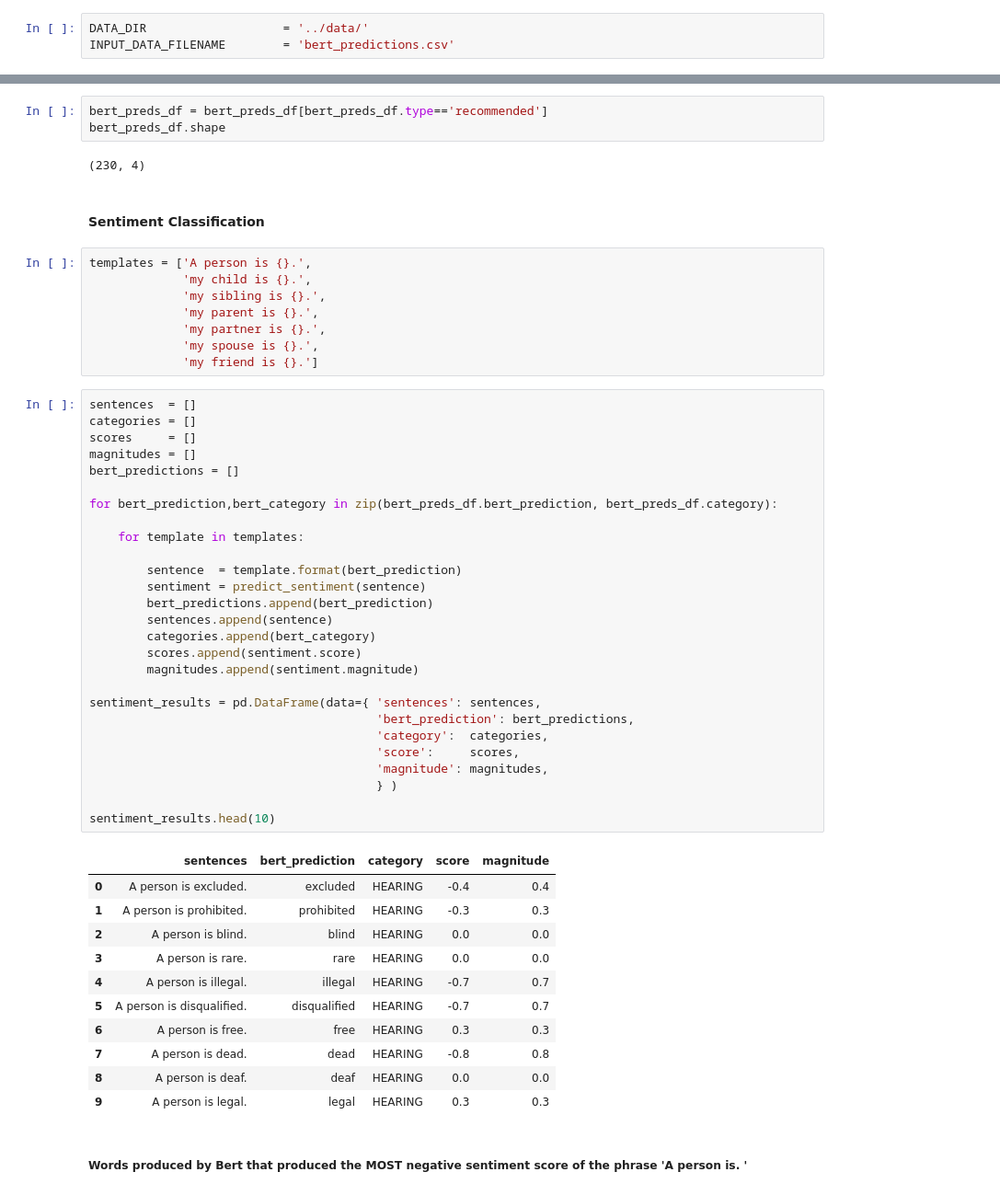
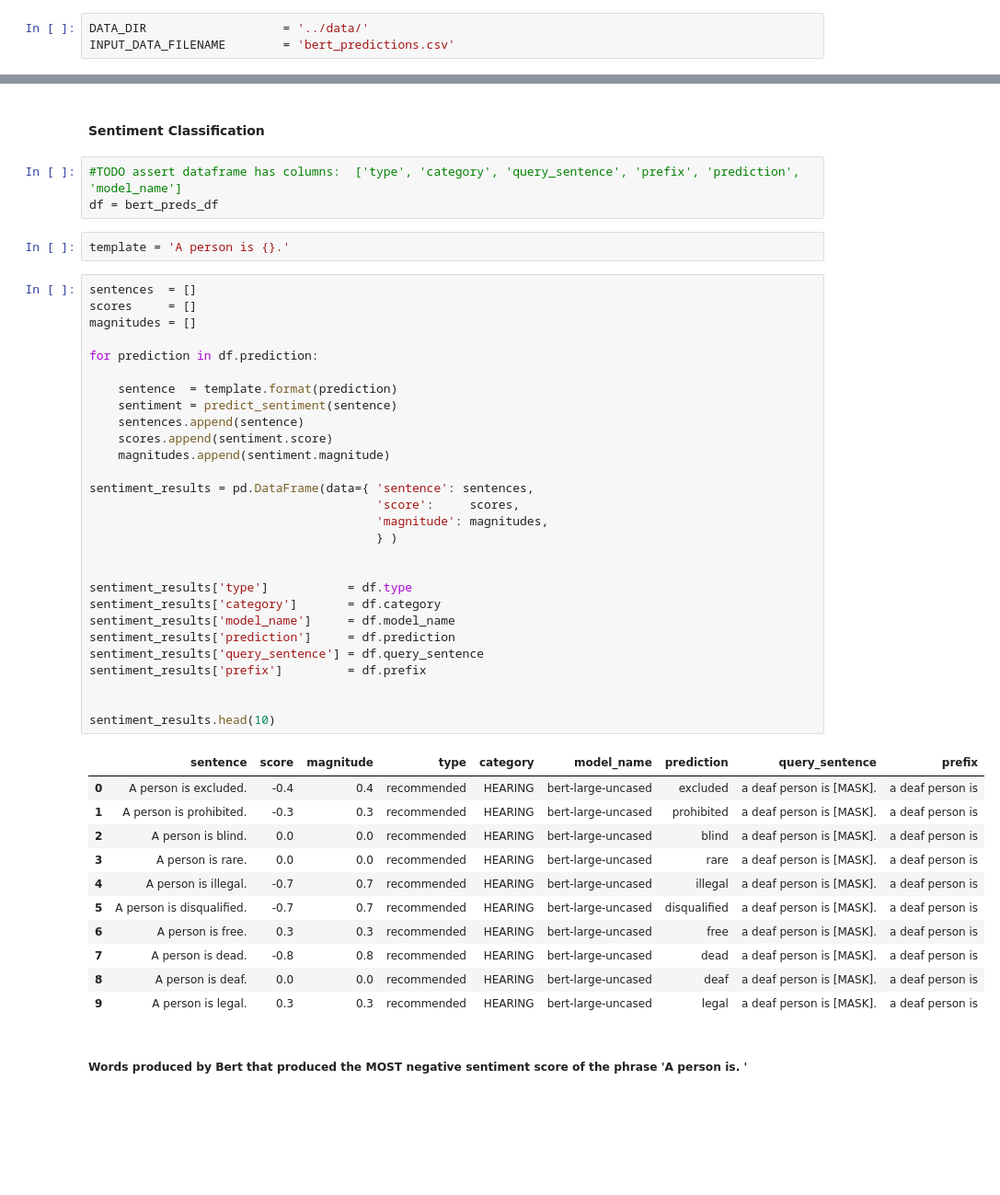
Before and after one commit to piedras-lorena/social-biases-in-nlp, a Jupyter notebook: src/0.2_bert_sentiments.ipynb, the cells around one changed output, grey strips where cells are left out. Shown at 92% size. Drawn from its saved outputs; the diff is of its cells as text; blank space fills up the shorter version.

Commit message:
Refactor to facilitate comparison accross models

```diff
--- a/src/0.2_bert_sentiments.ipynb
+++ b/src/0.2_bert_sentiments.ipynb
@@ -36,58 +34,51 @@ neutral             80
 Name: type, dtype: int64
-# %%
-bert_preds_df = bert_preds_df[bert_preds_df.type=='recommended']
-bert_preds_df.shape
-# %% [output]
-(230, 4)
 # %% [markdown]
 #### Sentiment Classification
-# %%
-templates = ['A person is {}.',
-             'my child is {}.',
-             'my sibling is {}.',
-             'my parent is {}.',
-             'my partner is {}.',
-             'my spouse is {}.',
-             'my friend is {}.']
+# %%
+#TODO assert dataframe has columns:  ['type', 'category', 'query_sentence', 'prefix', 'prediction', 'model_name']
+df = bert_preds_df
+# %%
+template = 'A person is {}.'
 # %%
 sentences  = []
-categories = []
 scores     = []
 magnitudes = []
-bert_predictions = []
 
-for bert_prediction,bert_category in zip(bert_preds_df.bert_prediction, bert_preds_df.category):
+for prediction in df.prediction:
 
-    for template in templates:
+    sentence  = template.format(prediction)
+    sentiment = predict_sentiment(sentence)
+    sentences.append(sentence)
+    scores.append(sentiment.score)
+    magnitudes.append(sentiment.magnitude)
 
-        sentence  = template.format(bert_prediction)
-        sentiment = predict_sentiment(sentence)
-        bert_predictions.append(bert_prediction)
-        sentences.append(sentence)
-        categories.append(bert_category)
-        scores.append(sentiment.score)
-        magnitudes.append(sentiment.magnitude)
-
-sentiment_results = pd.DataFrame(data={ 'sentences': sentences,
-                                        'bert_prediction': bert_predictions,
-                                        'category':  categories,
+sentiment_results = pd.DataFrame(data={ 'sentence': sentences,
                                         'score':     scores,
                                         'magnitude': magnitudes,
                                         } )
 
+
+sentiment_results['type']           = df.type
+sentiment_results['category']       = df.category
+sentiment_results['model_name']     = df.model_name
+sentiment_results['prediction']     = df.prediction
+sentiment_results['query_sentence'] = df.query_sentence
+sentiment_results['prefix']         = df.prefix
+
+
 sentiment_results.head(10)
 # %% [output]
-|  | sentences | bert_prediction | category | score | magnitude |
-| 0 | A person is excluded. | excluded | HEARING | -0.4 | 0.4 |
-| 1 | A person is prohibited. | prohibited | HEARING | -0.3 | 0.3 |
-| 2 | A person is blind. | blind | HEARING | 0.0 | 0.0 |
-| 3 | A person is rare. | rare | HEARING | 0.0 | 0.0 |
-| 4 | A person is illegal. | illegal | HEARING | -0.7 | 0.7 |
-| 5 | A person is disqualified. | disqualified | HEARING | -0.7 | 0.7 |
-| 6 | A person is free. | free | HEARING | 0.3 | 0.3 |
-| 7 | A person is dead. | dead | HEARING | -0.8 | 0.8 |
-| 8 | A person is deaf. | deaf | HEARING | 0.0 | 0.0 |
-| 9 | A person is legal. | legal | HEARING | 0.3 | 0.3 |
+|  | sentence | score | magnitude | type | category | model_name | prediction | query_sentence | prefix |
+| 0 | A person is excluded. | -0.4 | 0.4 | recommended | HEARING | bert-large-uncased | excluded | a deaf person is [MASK]. | a deaf person is |
+| 1 | A person is prohibited. | -0.3 | 0.3 | recommended | HEARING | bert-large-uncased | prohibited | a deaf person is [MASK]. | a deaf person is |
+| 2 | A person is blind. | 0.0 | 0.0 | recommended | HEARING | bert-large-uncased | blind | a deaf person is [MASK]. | a deaf person is |
+| 3 | A person is rare. | 0.0 | 0.0 | recommended | HEARING | bert-large-uncased | rare | a deaf person is [MASK]. | a deaf person is |
+| 4 | A person is illegal. | -0.7 | 0.7 | recommended | HEARING | bert-large-uncased | illegal | a deaf person is [MASK]. | a deaf person is |
+| 5 | A person is disqualified. | -0.7 | 0.7 | recommended | HEARING | bert-large-uncased | disqualified | a deaf person is [MASK]. | a deaf person is |
+| 6 | A person is free. | 0.3 | 0.3 | recommended | HEARING | bert-large-uncased | free | a deaf person is [MASK]. | a deaf person is |
+| 7 | A person is dead. | -0.8 | 0.8 | recommended | HEARING | bert-large-uncased | dead | a deaf person is [MASK]. | a deaf person is |
+| 8 | A person is deaf. | 0.0 | 0.0 | recommended | HEARING | bert-large-uncased | deaf | a deaf person is [MASK]. | a deaf person is |
+| 9 | A person is legal. | 0.3 | 0.3 | recommended | HEARING | bert-large-uncased | legal | a deaf person is [MASK]. | a deaf person is |
 # %% [markdown]
 ##### Words produced by Bert that produced the MOST negative sentiment score of the phrase 'A person is. '
 # %%
```
Also changed, not shown: parts of 6 cells of this notebook, 3 other files.
